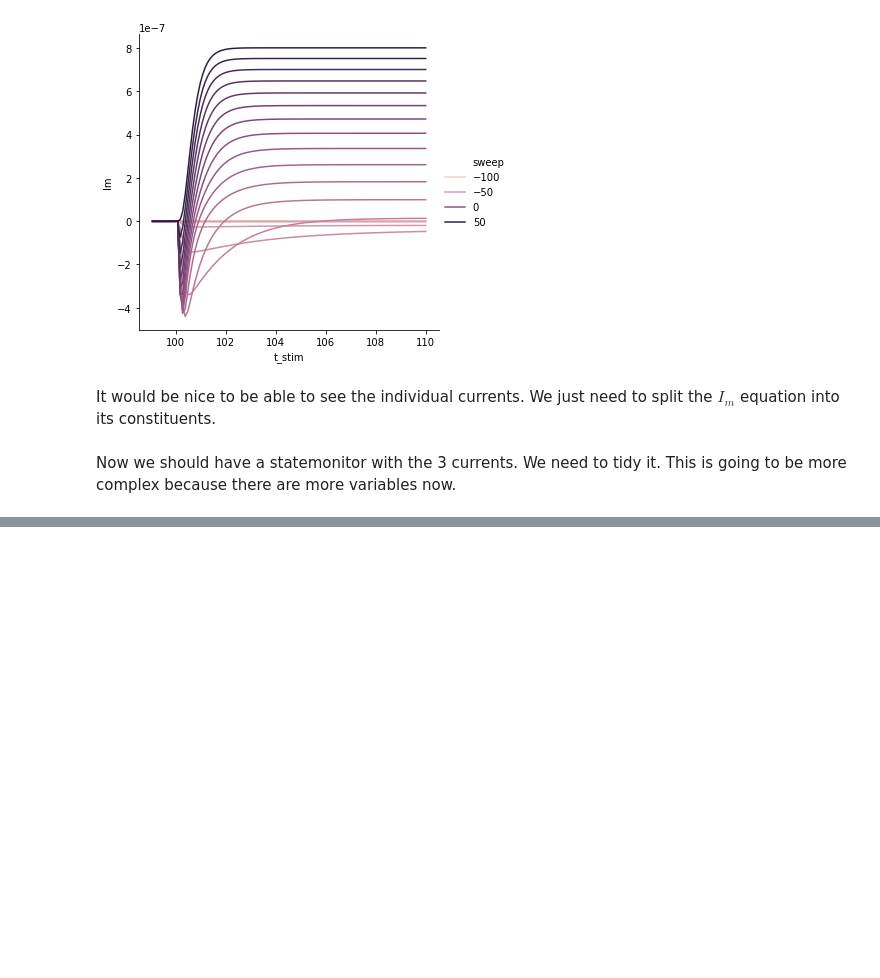
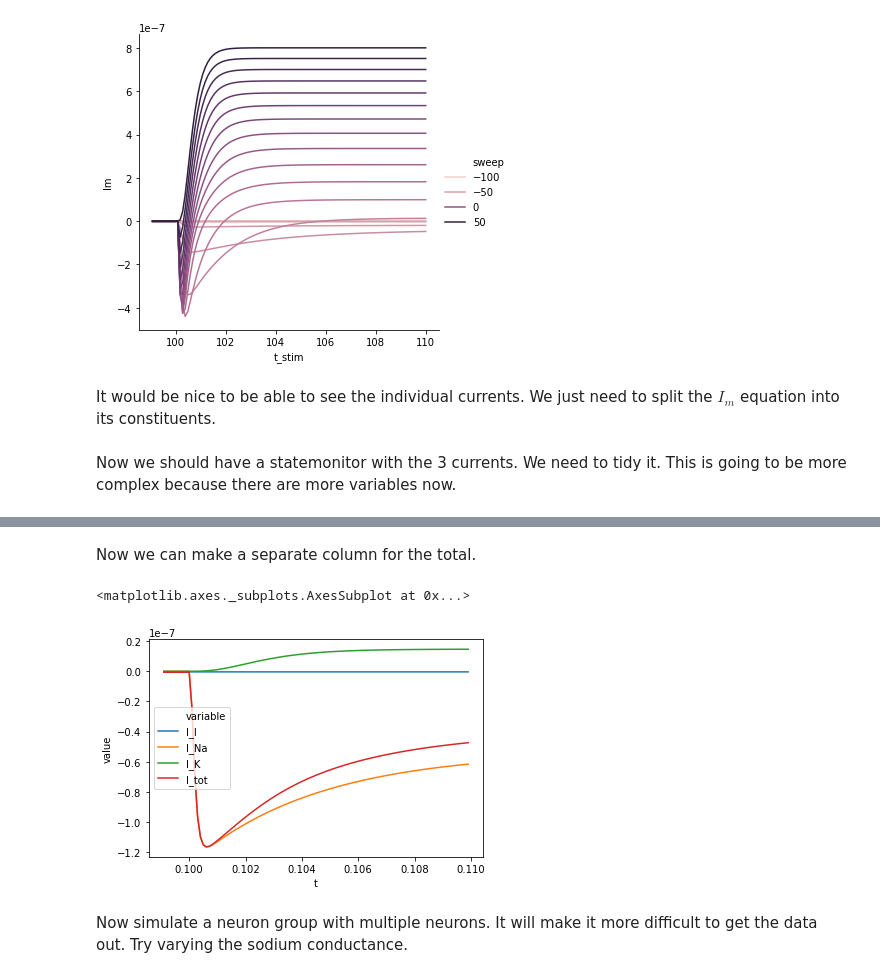
Before and after one commit to linusconrad/neurodynamics-learning, a Jupyter notebook: HHsandbox.ipynb, the cells around one changed output, grey strips where cells are left out. Drawn from its saved outputs; the diff is of its cells as text; code cells hidden in the pictures; blank space fills up the shorter version.

```diff
--- a/HHsandbox.ipynb
+++ b/HHsandbox.ipynb
@@ -603,7 +601,7 @@ pd.DataFrame(np.array(statemon.I_Na)).transpose()[0]
 Name: 0, Length: 1300, dtype: float64
 # %%
 # now we can add those as columns to a dataframe
-pd.DataFrame({
+Iframe = pd.DataFrame({
     't': np.array(statemon.t),
     'I_Na': pd.DataFrame(np.array(statemon.I_Na)).transpose()[0],
     'I_l': pd.DataFrame(np.array(statemon.I_l)).transpose()[0],
@@ -642,0 +609,19 @@ SyntaxError: unexpected EOF while parsing (<ipython-input-101-b540611c2bec>, lin
+# %% [markdown]
+Now we can make a separate column for the total.
+# %%
+Iframe = Iframe.assign(I_tot = Iframe['I_l']+Iframe['I_Na']+Iframe['I_K'], inplace = True)
+# %%
+# melt and plot the thing
+sns.lineplot(data = pd.melt(Iframe,
+                            value_vars = ['I_l', 'I_Na', 'I_K', 'I_tot'],
+                            id_vars = ['t']).query('t > 0.099 & t < 0.11'),
+            hue = 'variable',
+             x = 't',
+            y = 'value')
+# %% [output]
+<matplotlib.axes._subplots.AxesSubplot at 0x...>
+[figure, added]
+# %% [markdown]
+Now simulate a neuron group with multiple neurons.
+It will make it more difficult to get the data out.
+Try varying the sodium conductance.
```
Also changed, not shown: parts of 11 cells of this notebook, 1 other file.
